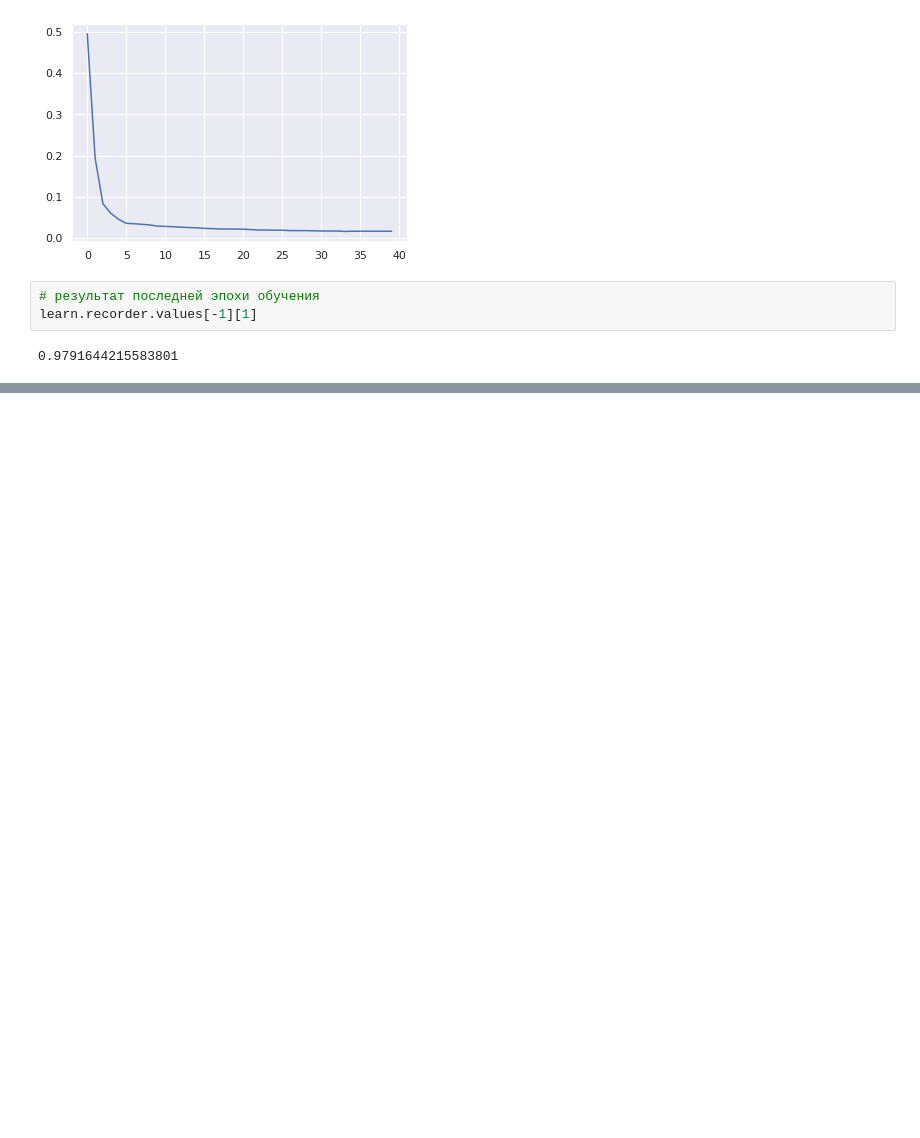
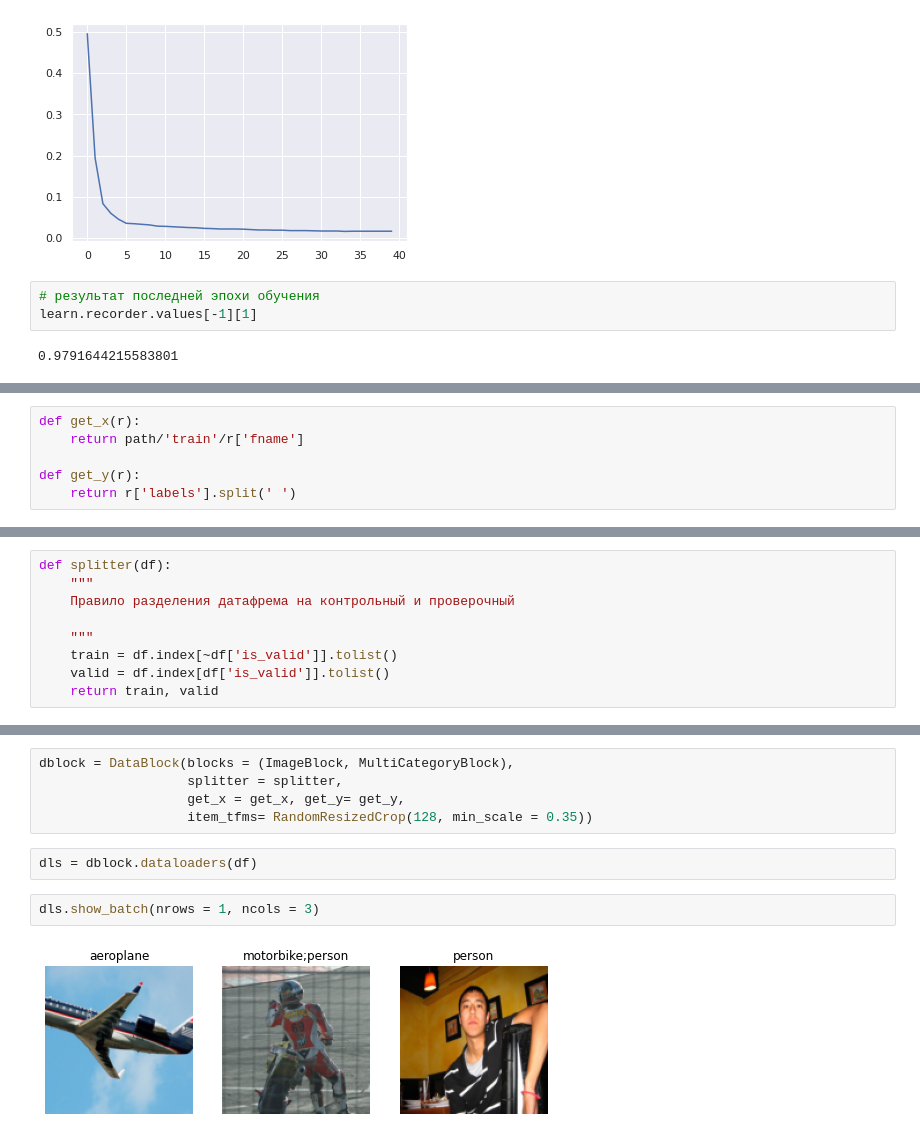
Before and after one commit to Segrey372017/pythorch_fasai_sandbox, a Jupyter notebook: pytorch_fastai_sandbox.ipynb, the cells around one changed output, grey strips where cells are left out. Cells and saved outputs as stored; diff of their text form; blank space fills up the shorter version.

```diff
--- a/pytorch_fastai_sandbox.ipynb
+++ b/pytorch_fastai_sandbox.ipynb
@@ -511,0 +633,6 @@ learn.recorder.values[-1][1]
+# %%
+def get_x(r):
+    return path/'train'/r['fname']
+
+def get_y(r):
+    return r['labels'].split(' ')
@@ -511,0 +656,9 @@ learn.recorder.values[-1][1]
+# %%
+def splitter(df):
+    """
+    Правило разделения датафрема на контрольный и проверочный
+
+    """
+    train = df.index[~df['is_valid']].tolist()
+    valid = df.index[df['is_valid']].tolist()
+    return train, valid
@@ -511,0 +676,11 @@ learn.recorder.values[-1][1]
+# %%
+dblock = DataBlock(blocks = (ImageBlock, MultiCategoryBlock),
+                   splitter = splitter,
+                   get_x = get_x, get_y= get_y,
+                   item_tfms= RandomResizedCrop(128, min_scale = 0.35))
+# %%
+dls = dblock.dataloaders(df)
+# %%
+dls.show_batch(nrows = 1, ncols = 3)
+# %% [output]
+[figure, added]
```
Also changed, not shown: parts of 122 cells of this notebook.
